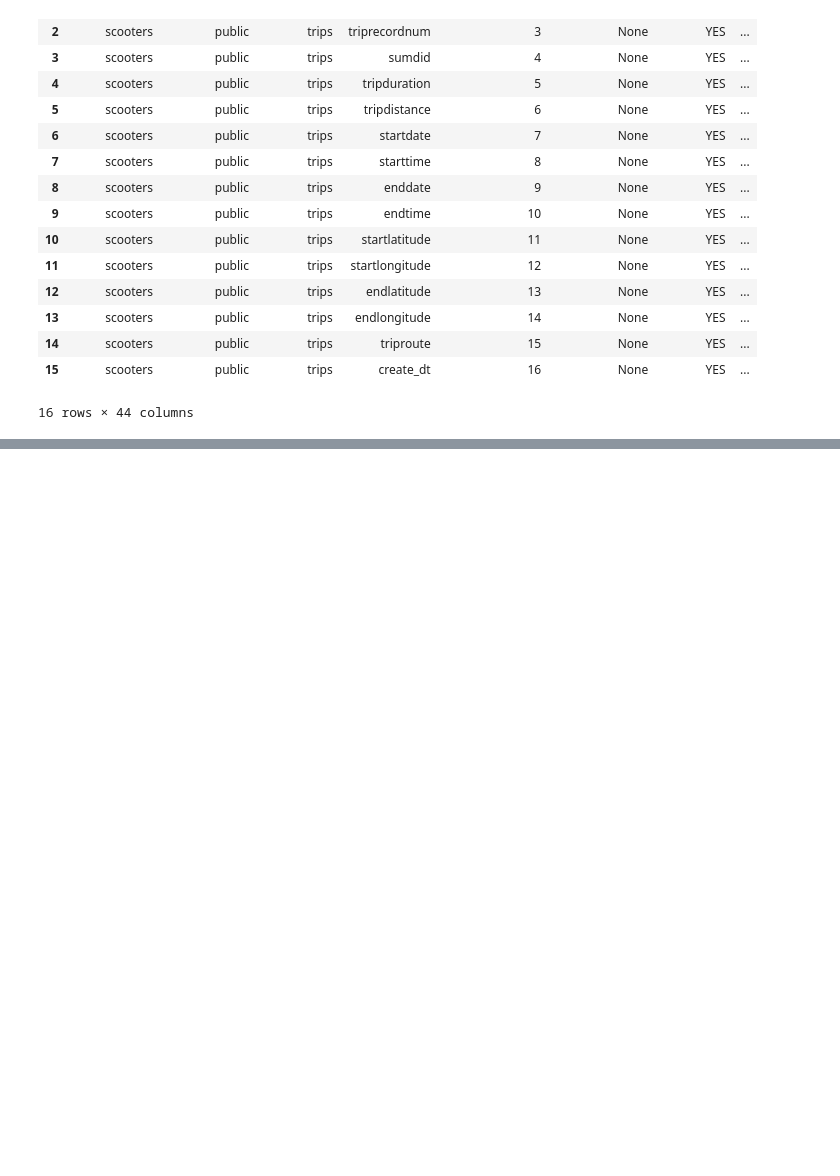
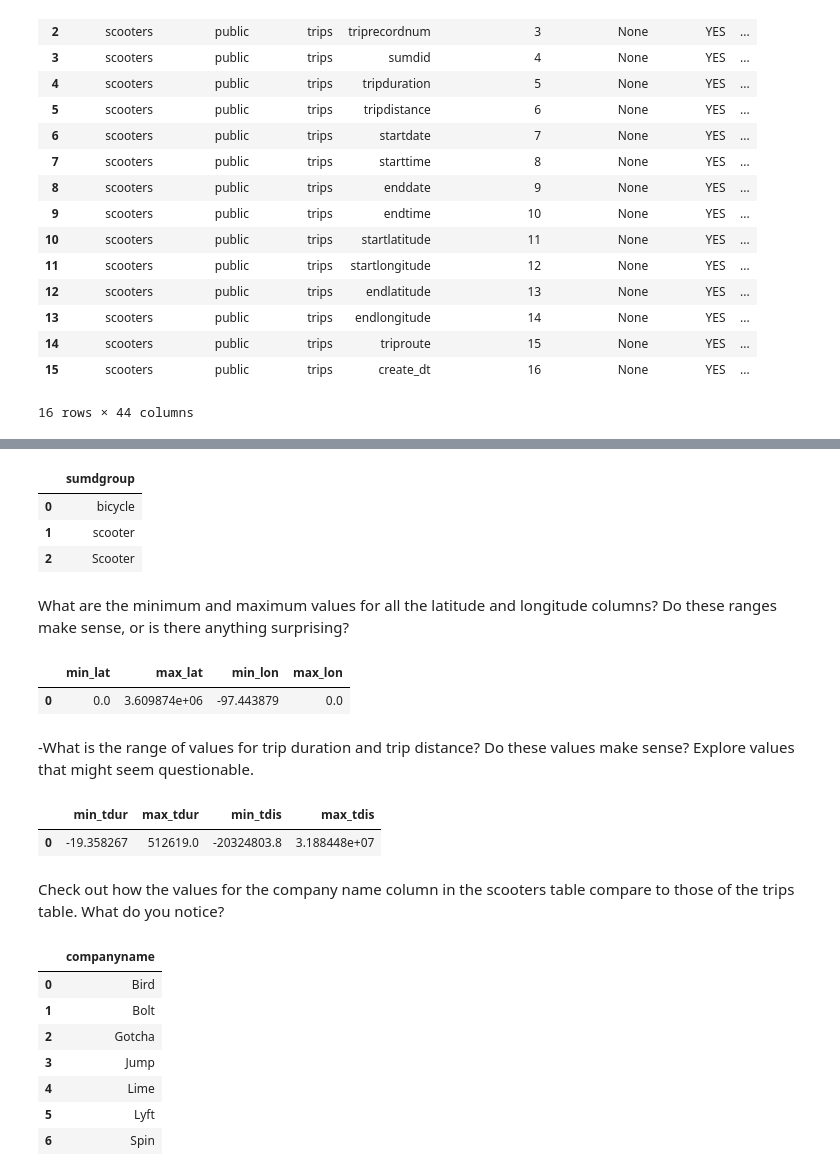
Before and after one commit to NSS-Data-Analytics-Cohort-8/scooter-partner1-badger-badger-python, a Jupyter notebook: notebooks/eda_scooters.ipynb, the cells around one changed output, grey strips where cells are left out. Saved outputs shown, nothing was run; the diff lists cells and outputs as text; code cells hidden in the pictures; blank space fills up the shorter version.

```diff
--- a/notebooks/eda_scooters.ipynb
+++ b/notebooks/eda_scooters.ipynb
@@ -79,0 +124,61 @@ fucksake
+# %%
+names = '''
+SELECT DISTINCT(sumdgroup)
+FROM scooters
+'''
+result = scooters.execute(names)
+answers = pd.read_sql(names, con = scooters)
+answers
+
+#don't need the 'bicycle info'
+# %% [output]
+|  | sumdgroup |
+| 0 | bicycle |
+| 1 | scooter |
+| 2 | Scooter |
+# %% [markdown]
+What are the minimum and maximum values for all the latitude and longitude columns? Do these ranges make sense, or is there anything surprising?
+# %%
+lat_lon = '''
+SELECT Min(latitude) as min_lat, MAX(latitude) as max_lat, MIN(longitude) as min_lon, MAX(longitude) as max_lon
+FROM scooters
+'''
+result = scooters.execute(lat_lon)
+answers = pd.read_sql(lat_lon, con = scooters)
+answers
+# %% [output]
+|  | min_lat | max_lat | min_lon | max_lon |
+| 0 | 0.0 | 3.609874e+06 | -97.443879 | 0.0 |
+# %% [markdown]
+-What is the range of values for trip duration and trip distance? Do these values make sense? Explore values that might seem questionable.
+# %%
+tripinfo = '''
+SELECT Min(tripduration) as min_tdur, MAX(tripduration) as max_tdur, MIN(tripdistance) as min_tdis, MAX(tripdistance) as max_tdis
+FROM trips
+'''
+result = scooters.execute(tripinfo)
+answers = pd.read_sql(tripinfo, con = scooters)
+answers
+# %% [output]
+|  | min_tdur | max_tdur | min_tdis | max_tdis |
+| 0 | -19.358267 | 512619.0 | -20324803.8 | 3.188448e+07 |
+# %% [markdown]
+Check out how the values for the company name column in the scooters table compare to those of the trips table. What do you notice?
+# %%
+conames = '''
+SELECT DISTINCT(s.companyname)
+FROM scooters as s
+
+'''
+result = scooters.execute(conames)
+answers = pd.read_sql(conames, con = scooters)
+answers
+# %% [output]
+|  | companyname |
+| 0 | Bird |
+| 1 | Bolt |
+| 2 | Gotcha |
+| 3 | Jump |
+| 4 | Lime |
+| 5 | Lyft |
+| 6 | Spin |
```
Also changed, not shown: parts of 7 cells of this notebook.
